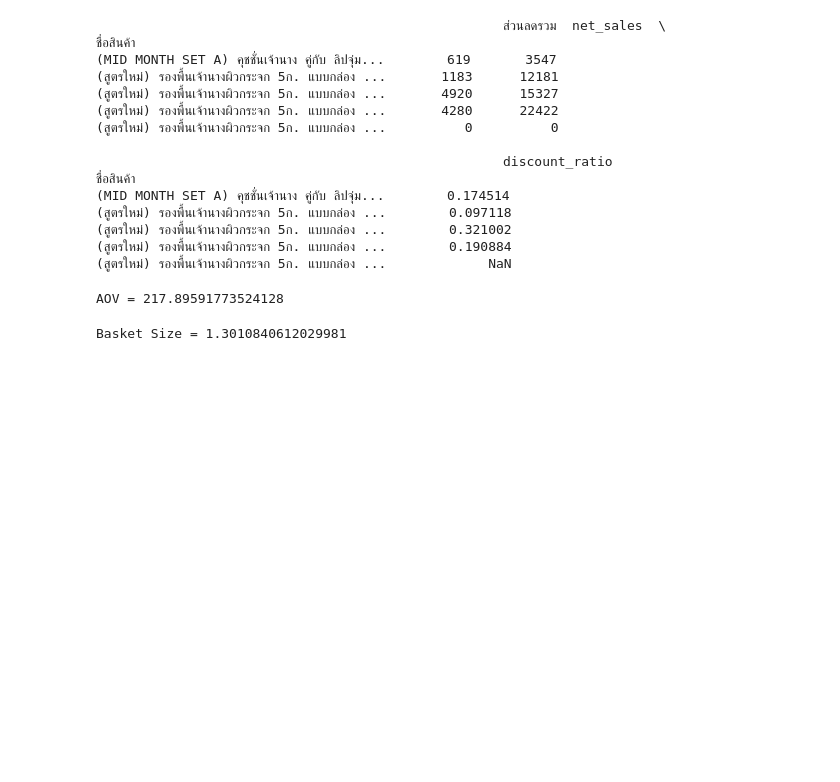
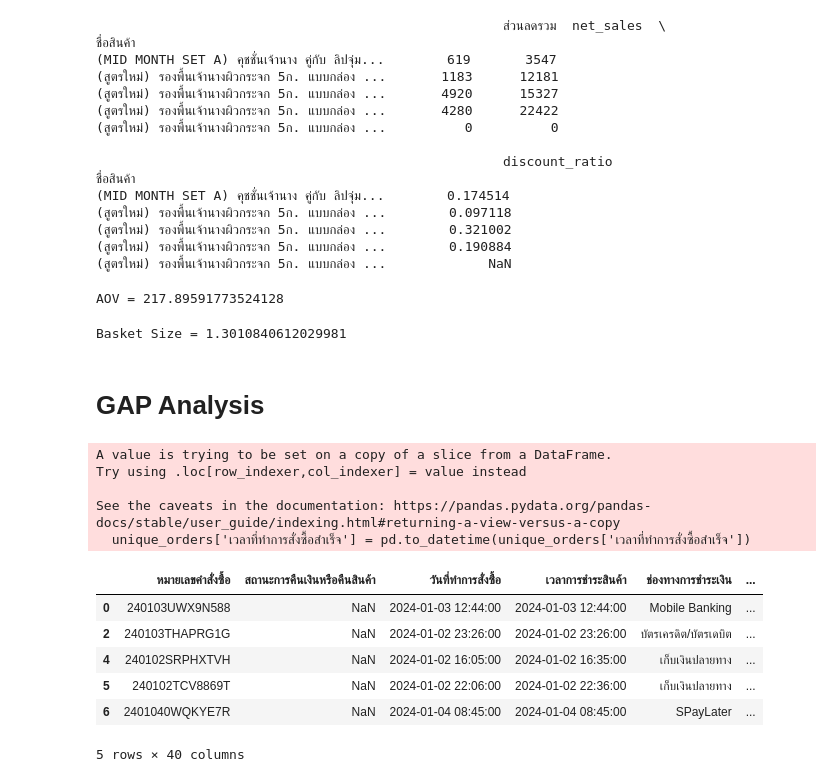
Before and after one commit to bugsotim/INTERNSHIP_CN_2026, a Jupyter notebook: shopee.ipynb, the cells around one changed output. Saved outputs shown, nothing was run; the diff lists cells and outputs as text; code cells hidden in the pictures; blank space fills up the shorter version.

```diff
--- a/shopee.ipynb
+++ b/shopee.ipynb
@@ -2832,3 +2809,5 @@ basket_size = (
 print("Basket Size =", basket_size)
 # %% [output]
 Basket Size = 1.3010840612029981
+# %% [markdown]
+# GAP Analysis
@@ -2834,0 +2818,25 @@ Basket Size = 1.3010840612029981
+# %%
+unique_orders['เวลาที่ทำการสั่งซื้อสำเร็จ'] = pd.to_datetime(unique_orders['เวลาที่ทำการสั่งซื้อสำเร็จ'])
+
+# Calculate duration for 'เก็บเงินปลายทาง' transactions
+cod_mask = unique_orders['ช่องทางการชำระเงิน'] == 'เก็บเงินปลายทาง'
+unique_orders.loc[cod_mask, 'duration'] = unique_orders.loc[cod_mask, 'เวลาที่ทำการสั่งซื้อสำเร็จ'] - unique_orders.loc[cod_mask, 'วันที่ทำการสั่งซื้อ']
+
+# Calculate duration for other payment methods
+other_mask = unique_orders['ช่องทางการชำระเงิน'] != 'เก็บเงินปลายทาง'
+unique_orders.loc[other_mask, 'duration'] = unique_orders.loc[other_mask, 'เวลาการชำระสินค้า'] - unique_orders.loc[other_mask, 'วันที่ทำการสั่งซื้อ']
+
+display(unique_orders.head())
+# %% [output]
+A value is trying to be set on a copy of a slice from a DataFrame.
+Try using .loc[row_indexer,col_indexer] = value instead
+
+See the caveats in the documentation: https://pandas.pydata.org/pandas-docs/stable/user_guide/indexing.html#returning-a-view-versus-a-copy
+  unique_orders['เวลาที่ทำการสั่งซื้อสำเร็จ'] = pd.to_datetime(unique_orders['เวลาที่ทำการสั่งซื้อสำเร็จ'])
+|  | หมายเลขคำสั่งซื้อ | สถานะการคืนเงินหรือคืนสินค้า | วันที่ทำการสั่งซื้อ | เวลาการชำระสินค้า | ช่องทางการชำระเงิน | ... |
+| 0 | 240103UWX9N588 | NaN | 2024-01-03 12:44:00 | 2024-01-03 12:44:00 | Mobile Banking | ... |
+| 2 | 240103THAPRG1G | NaN | 2024-01-02 23:26:00 | 2024-01-02 23:26:00 | บัตรเครดิต/บัตรเดบิต | ... |
+| 4 | 240102SRPHXTVH | NaN | 2024-01-02 16:05:00 | 2024-01-02 16:35:00 | เก็บเงินปลายทาง | ... |
+| 5 | 240102TCV8869T | NaN | 2024-01-02 22:06:00 | 2024-01-02 22:36:00 | เก็บเงินปลายทาง | ... |
+| 6 | 2401040WQKYE7R | NaN | 2024-01-04 08:45:00 | 2024-01-04 08:45:00 | SPayLater | ... |
+5 rows × 40 columns
```
Also changed, not shown: parts of 38 cells of this notebook.
